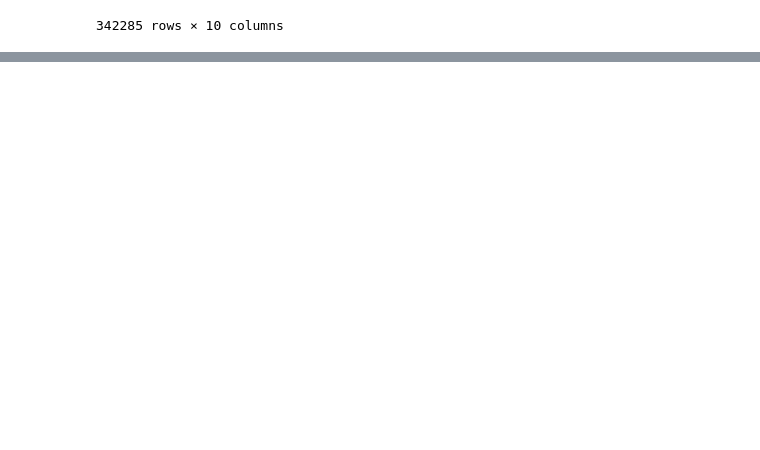
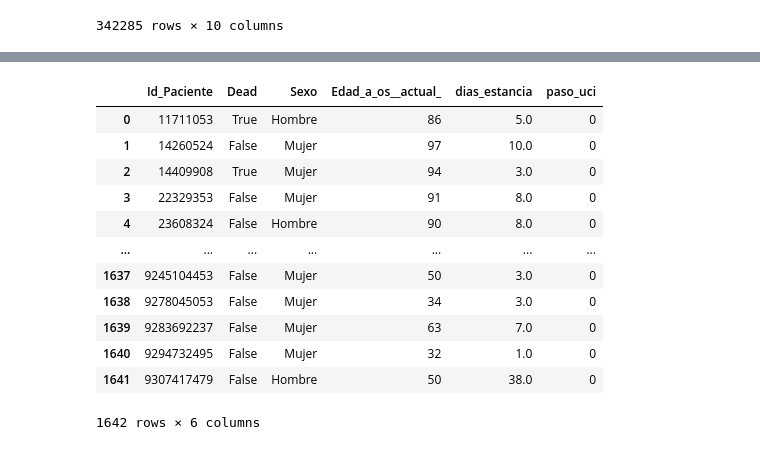
Before and after one commit to sergio-qp/TFM-covid, a Jupyter notebook: tfm_regressions.ipynb, the cells around one changed output, grey strips where cells are left out. Saved outputs shown, nothing was run; the diff lists cells and outputs as text; code cells hidden in the pictures; blank space fills up the shorter version.

```diff
--- a/tfm_regressions.ipynb
+++ b/tfm_regressions.ipynb
@@ -200,0 +167,16 @@ categorical_columns
+# %%
+pac_vars
+# %% [output]
+|  | Id_Paciente | Dead | Sexo | Edad_a_os__actual_ | dias_estancia | paso_uci |
+| 0 | 11711053 | True | Hombre | 86 | 5.0 | 0 |
+| 1 | 14260524 | False | Mujer | 97 | 10.0 | 0 |
+| 2 | 14409908 | True | Mujer | 94 | 3.0 | 0 |
+| 3 | 22329353 | False | Mujer | 91 | 8.0 | 0 |
+| 4 | 23608324 | False | Hombre | 90 | 8.0 | 0 |
+| ... | ... | ... | ... | ... | ... | ... |
+| 1637 | 9245104453 | False | Mujer | 50 | 3.0 | 0 |
+| 1638 | 9278045053 | False | Mujer | 34 | 3.0 | 0 |
+| 1639 | 9283692237 | False | Mujer | 63 | 7.0 | 0 |
+| 1640 | 9294732495 | False | Mujer | 32 | 1.0 | 0 |
+| 1641 | 9307417479 | False | Hombre | 50 | 38.0 | 0 |
+1642 rows × 6 columns
```
Also changed, not shown: parts of 19 cells of this notebook.
